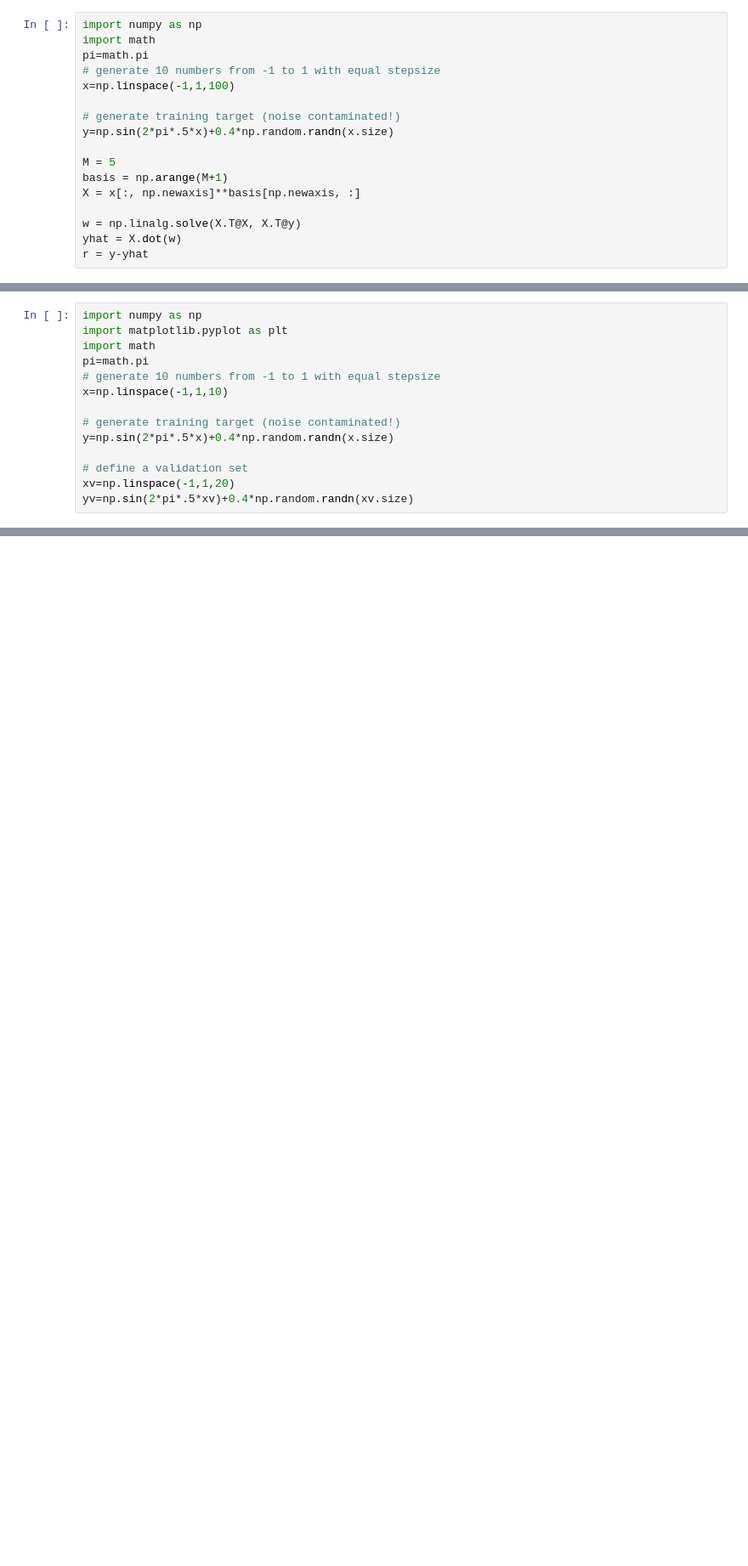
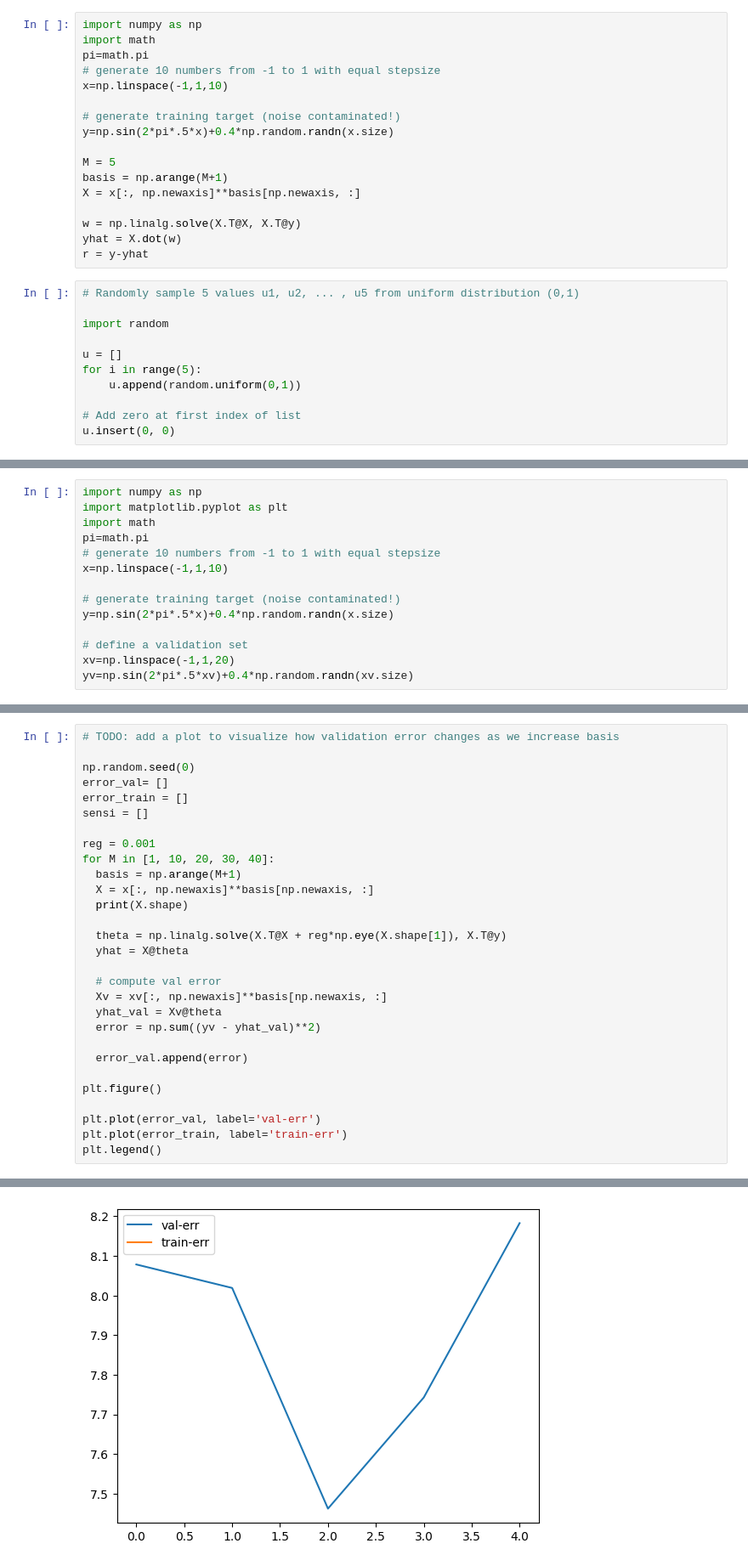
Before and after one commit to fuwentay/AIML-CWM, a Jupyter notebook: Part I - Regression & Classification linear models/ex1_Regression_conti.ipynb, the cells around one changed output, grey strips where cells are left out. Shown at 85% size. Drawn from its saved outputs; the diff is of its cells as text; blank space fills up the shorter version.

```diff
--- a/Part I - Regression & Classification linear models/ex1_Regression_conti.ipynb
+++ b/Part I - Regression & Classification linear models/ex1_Regression_conti.ipynb
@@ -11,7 +11,7 @@ import numpy as np
 import math
 pi=math.pi
 # generate 10 numbers from -1 to 1 with equal stepsize
-x=np.linspace(-1,1,100)
+x=np.linspace(-1,1,10)
 
 # generate training target (noise contaminated!)
 y=np.sin(2*pi*.5*x)+0.4*np.random.randn(x.size)
@@ -23,3 +23,14 @@ X = x[:, np.newaxis]**basis[np.newaxis, :]
 w = np.linalg.solve(X.T@X, X.T@y)
 yhat = X.dot(w)
 r = y-yhat
+# %%
+# Randomly sample 5 values u1, u2, ... , u5 from uniform distribution (0,1)
+
+import random
+
+u = []
+for i in range(5):
+    u.append(random.uniform(0,1))
+
+# Add zero at first index of list
+u.insert(0, 0)
@@ -136,0 +287,30 @@ plt.legend()
+# %%
+# TODO: add a plot to visualize how validation error changes as we increase basis
+
+np.random.seed(0)
+error_val= []
+error_train = []
+sensi = []
+
+reg = 0.001
+for M in [1, 10, 20, 30, 40]:
+  basis = np.arange(M+1)
+  X = x[:, np.newaxis]**basis[np.newaxis, :]
+  print(X.shape)
+
+  theta = np.linalg.solve(X.T@X + reg*np.eye(X.shape[1]), X.T@y)
+  yhat = X@theta
+
+  # compute val error
+  Xv = xv[:, np.newaxis]**basis[np.newaxis, :]
+  yhat_val = Xv@theta
+  error = np.sum((yv - yhat_val)**2)
+
+  error_val.append(error)
+
+plt.figure()
+
+plt.plot(error_val, label='val-err')
+plt.plot(error_train, label='train-err')
+plt.legend()
+# %% [output]
@@ -136,0 +323 @@ plt.legend()
+[figure, added]
```
Also changed, not shown: parts of 14 cells of this notebook, 2 other files.
